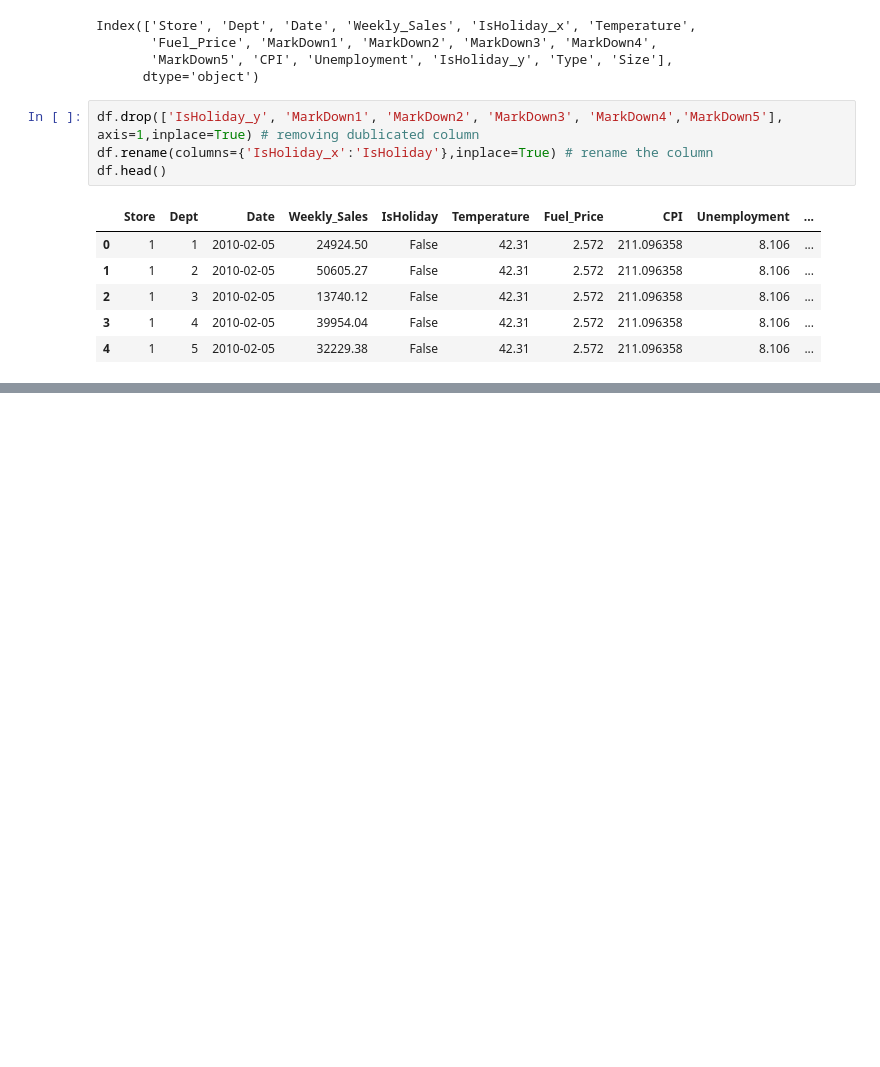
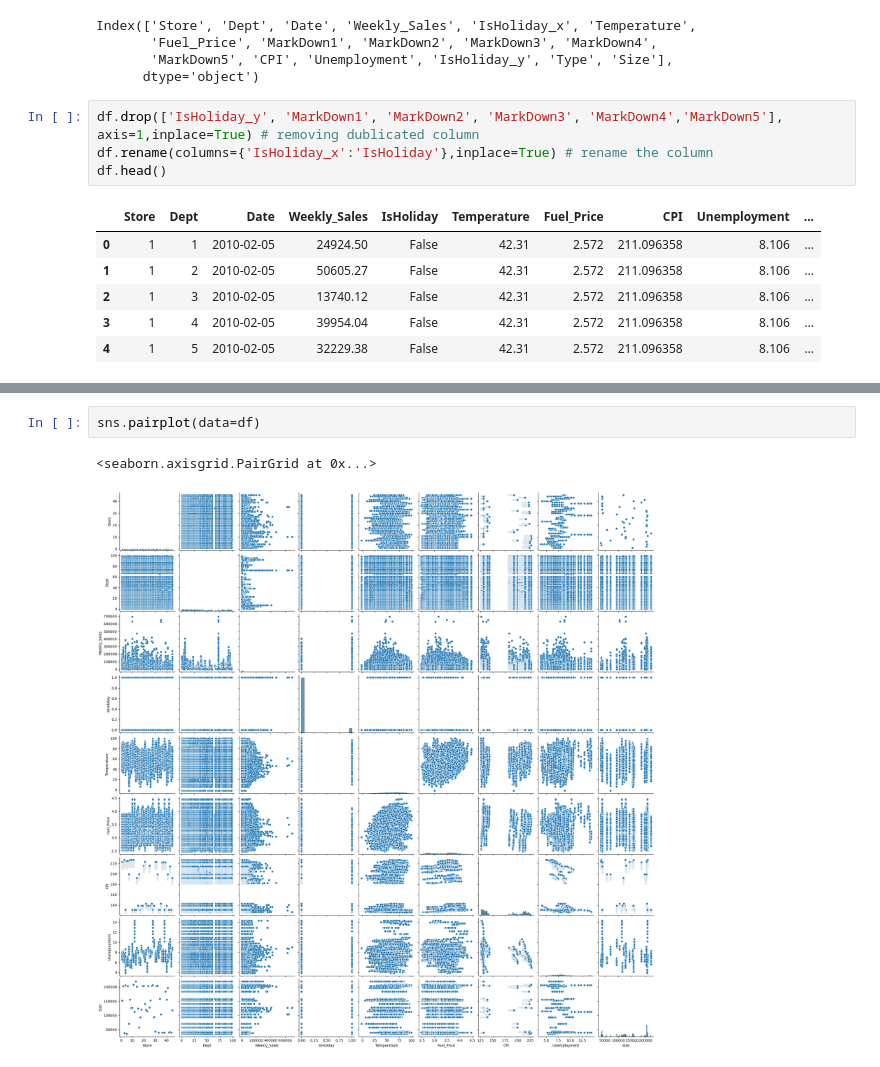
Before and after one commit to u-droid/machine-learning-projects, a Jupyter notebook: walmart_sales_forecasting/forecast.ipynb, the cells around one changed output, grey strips where cells are left out. Drawn from its saved outputs; the diff is of its cells as text; blank space fills up the shorter version.

```diff
--- a/walmart_sales_forecasting/forecast.ipynb
+++ b/walmart_sales_forecasting/forecast.ipynb
@@ -92,0 +145,5 @@ MemoryError: Unable to allocate 119. MiB for an array with shape (37, 421472) an
+# %%
+sns.pairplot(data=df)
+# %% [output]
+<seaborn.axisgrid.PairGrid at 0x...>
+[figure, added]
```
Also changed, not shown: parts of 35 cells of this notebook, 1 other file.
